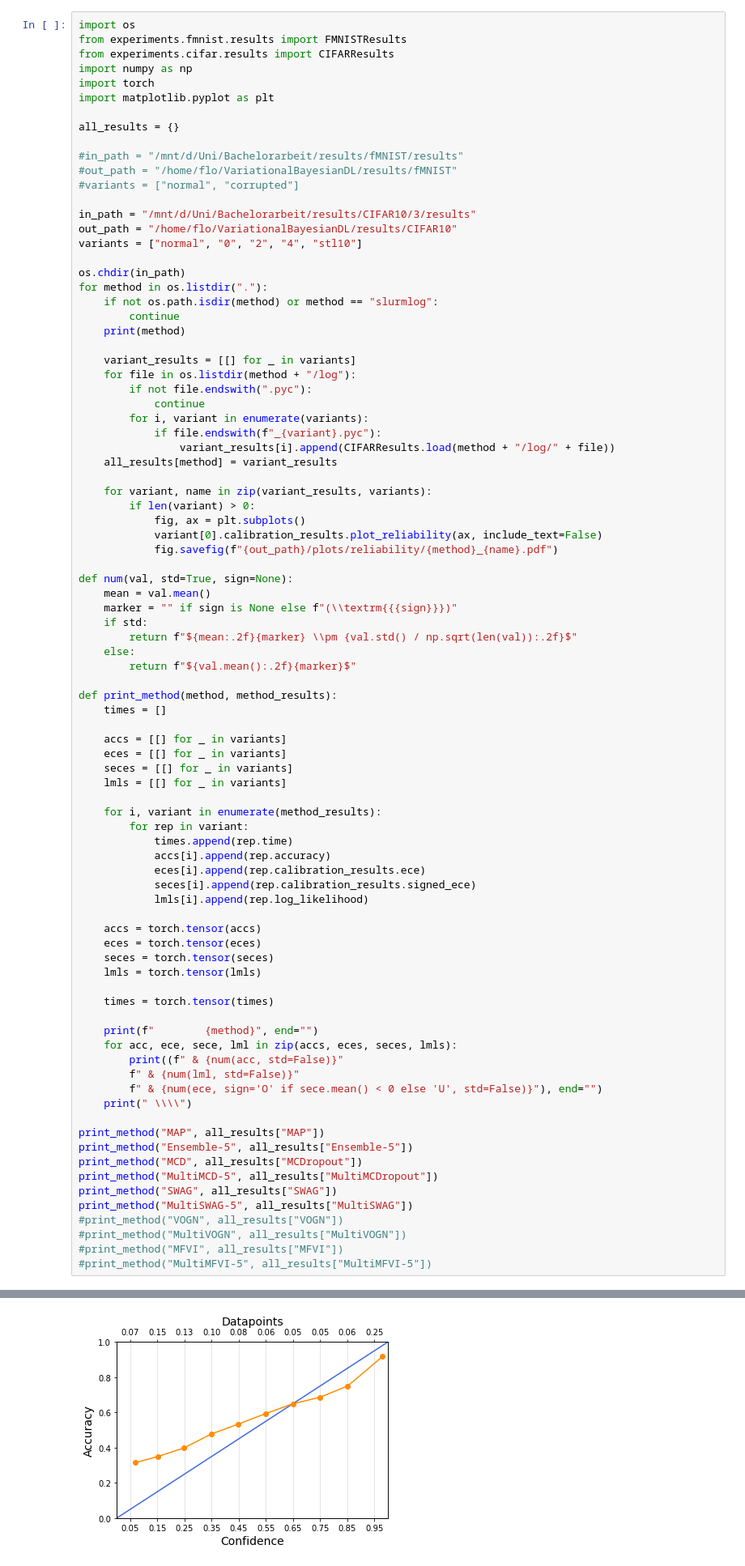
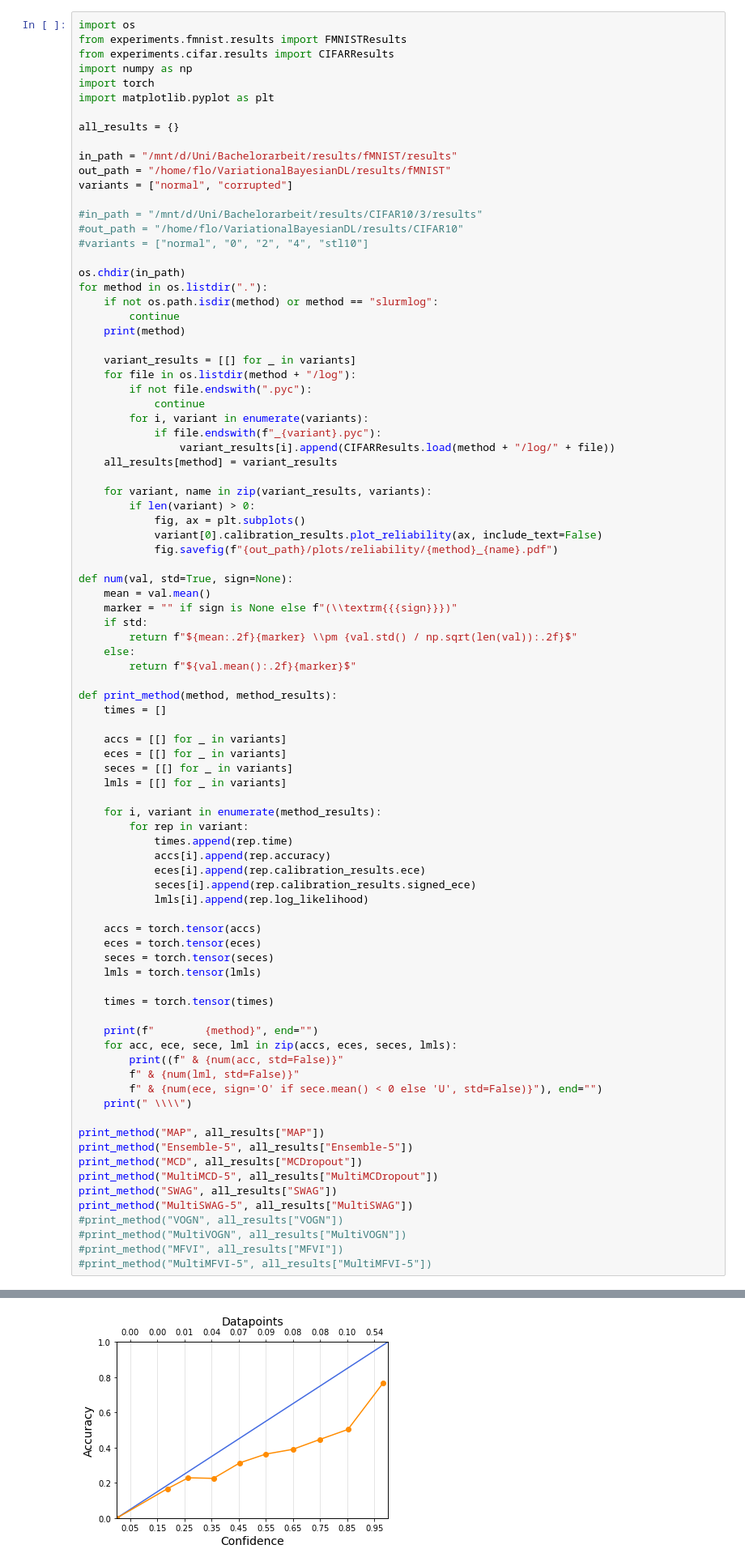
Before and after one commit to Feuermagier/VariationalBayesianDL, a Jupyter notebook: SampleCalibration.ipynb, the cells around one changed output, grey strips where cells are left out. Shown at 81% size. Drawn from its saved outputs; the diff is of its cells as text.

```diff
--- a/SampleCalibration.ipynb
+++ b/SampleCalibration.ipynb
@@ -221,13 +221,13 @@ import matplotlib.pyplot as plt
 
 all_results = {}
 
-#in_path = "/mnt/d/Uni/Bachelorarbeit/results/fMNIST/results"
-#out_path = "/home/flo/VariationalBayesianDL/results/fMNIST"
-#variants = ["normal", "corrupted"]
+in_path = "/mnt/d/Uni/Bachelorarbeit/results/fMNIST/results"
+out_path = "/home/flo/VariationalBayesianDL/results/fMNIST"
+variants = ["normal", "corrupted"]
 
-in_path = "/mnt/d/Uni/Bachelorarbeit/results/CIFAR10/3/results"
-out_path = "/home/flo/VariationalBayesianDL/results/CIFAR10"
-variants = ["normal", "0", "2", "4", "stl10"]
+#in_path = "/mnt/d/Uni/Bachelorarbeit/results/CIFAR10/3/results"
+#out_path = "/home/flo/VariationalBayesianDL/results/CIFAR10"
+#variants = ["normal", "0", "2", "4", "stl10"]
 
 os.chdir(in_path)
 for method in os.listdir("."):
@@ -317 +321 @@ SWAG
-[figure, old version]
+[figure, new version]
```
Also changed, not shown: parts of 2 cells of this notebook, 41 other files.
